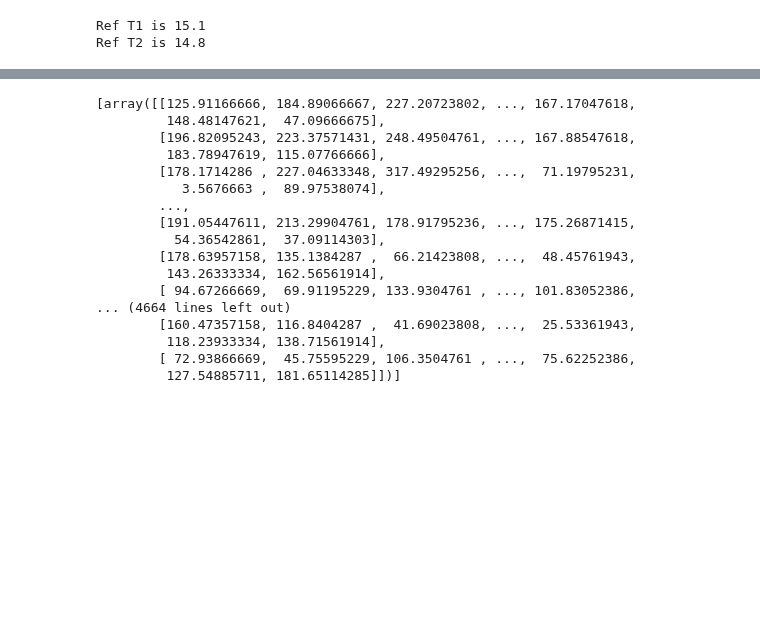
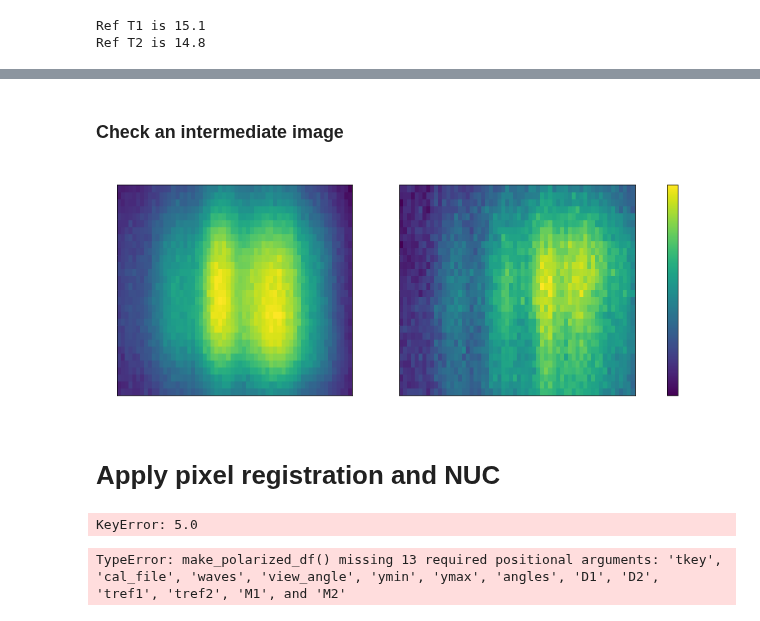
Before and after one commit to Polarization-Lab/IRCSP, a Jupyter notebook: calibration/calculate_POL.ipynb, the cells around one changed output, grey strips where cells are left out. Drawn from its saved outputs; the diff is of its cells as text; code cells hidden in the pictures; blank space fills up the shorter version.

```diff
--- a/calibration/calculate_POL.ipynb
+++ b/calibration/calculate_POL.ipynb
@@ -122,20 +113,35 @@ for i in angles:
-# %%
-mean_ims2
-# %% [output]
-[array([[125.91166666, 184.89066667, 227.20723802, ..., 167.17047618,
-         148.48147621,  47.09666675],
-        [196.82095243, 223.37571431, 248.49504761, ..., 167.88547618,
-         183.78947619, 115.07766666],
-        [178.1714286 , 227.04633348, 317.49295256, ...,  71.19795231,
-           3.5676663 ,  89.97538074],
-        ...,
-        [191.05447611, 213.29904761, 178.91795236, ..., 175.26871415,
-          54.36542861,  37.09114303],
-        [178.63957158, 135.1384287 ,  66.21423808, ...,  48.45761943,
-         143.26333334, 162.56561914],
-        [ 94.67266669,  69.91195229, 133.9304761 , ..., 101.83052386,
-... (4664 lines left out)
-        [160.47357158, 116.8404287 ,  41.69023808, ...,  25.53361943,
-         118.23933334, 138.71561914],
-        [ 72.93866669,  45.75595229, 106.3504761 , ...,  75.62252386,
-         127.54885711, 181.65114285]])]
+# %% [markdown]
+### Check an intermediate image
+# %%
+df_t = create_LUT_df(path,str(10)+'deg.h5')
+
+c1 = df_t['imgs1'][1]-D1
+c1[c1 <= 0] = 0
+
+c2 = df_t['imgs2'][1]-D2
+c2[c2 <= 0] = 0
+
+
+#plot test images, test appearance
+fig, axes = plt.subplots(nrows=1, ncols=2, figsize=(15, 5),sharey = True)
+p1 = axes[0].pcolormesh(c1[ymin1:ymax1,100:160],shading = 'auto')
+axes[0].set_title('Camera 1',fontsize = 14)
+
+p2 = axes[1].pcolormesh(c2[ymin2:ymax2,100:160],shading = 'auto')
+axes[1].set_title('Camera 2',fontsize = 14)
+cbar = fig.colorbar(p1, ax=axes.ravel().tolist())
+cbar.ax.set_ylabel('\n Dark Field Correction D',fontsize = 12)
+
+plt.show()
+# %% [output]
+[figure, added]
+# %% [markdown]
+# Apply pixel registration and NUC
+# %%
+cam1 =  make_polarized_df(path, 'imgs1', 'temps1', cal_file1, waves, view_angle, ymin1, ymax1, angles, D1, D2, tref1, tref2, M1,M2)
+# %% [output]
+KeyError: 5.0
+# %%
+cam2 = make_polarized_df('imgs2', 'temps2')
+# %% [output]
+TypeError: make_polarized_df() missing 13 required positional arguments: 'tkey', 'cal_file', 'waves', 'view_angle', 'ymin', 'ymax', 'angles', 'D1', 'D2', 'tref1', 'tref2', 'M1', and 'M2'
```
Also changed, not shown: parts of 14 cells of this notebook, 15 other files.
